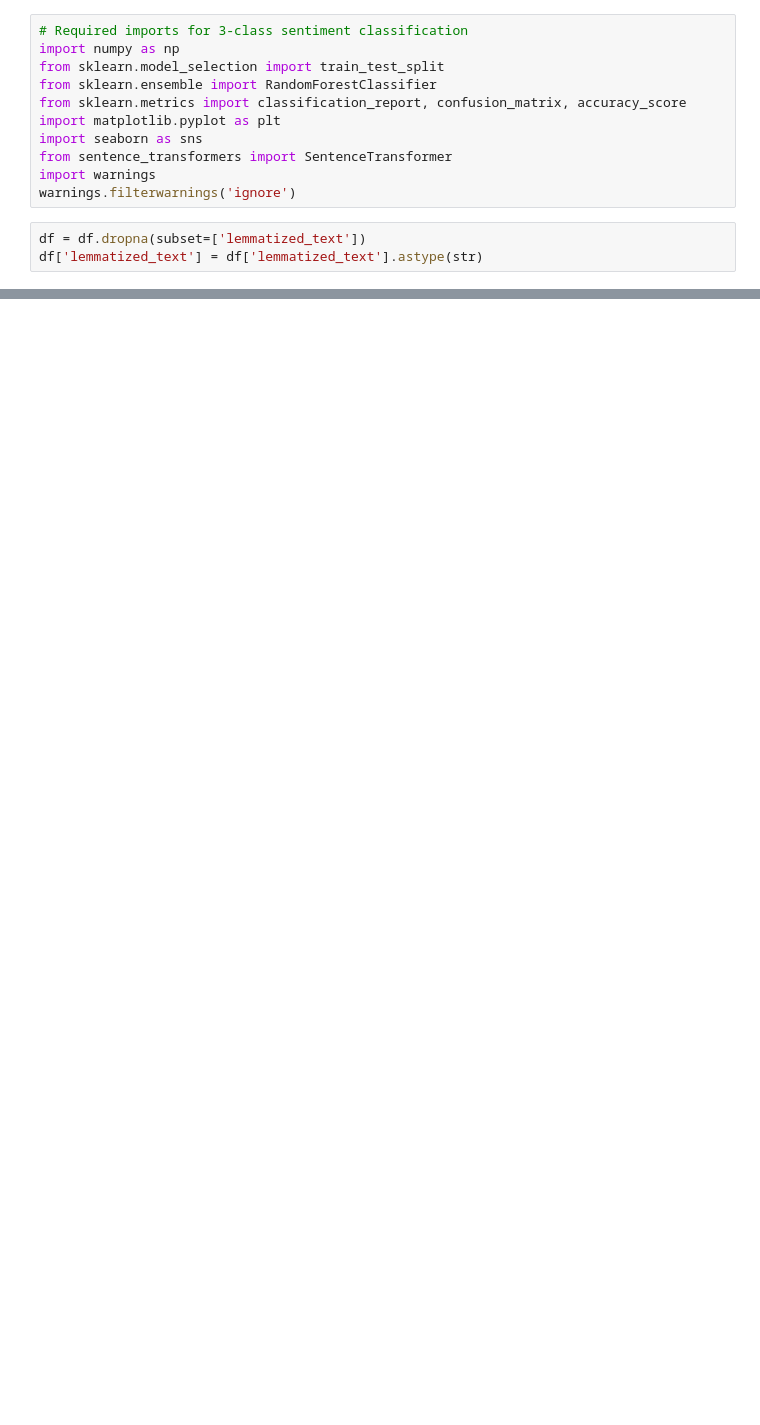
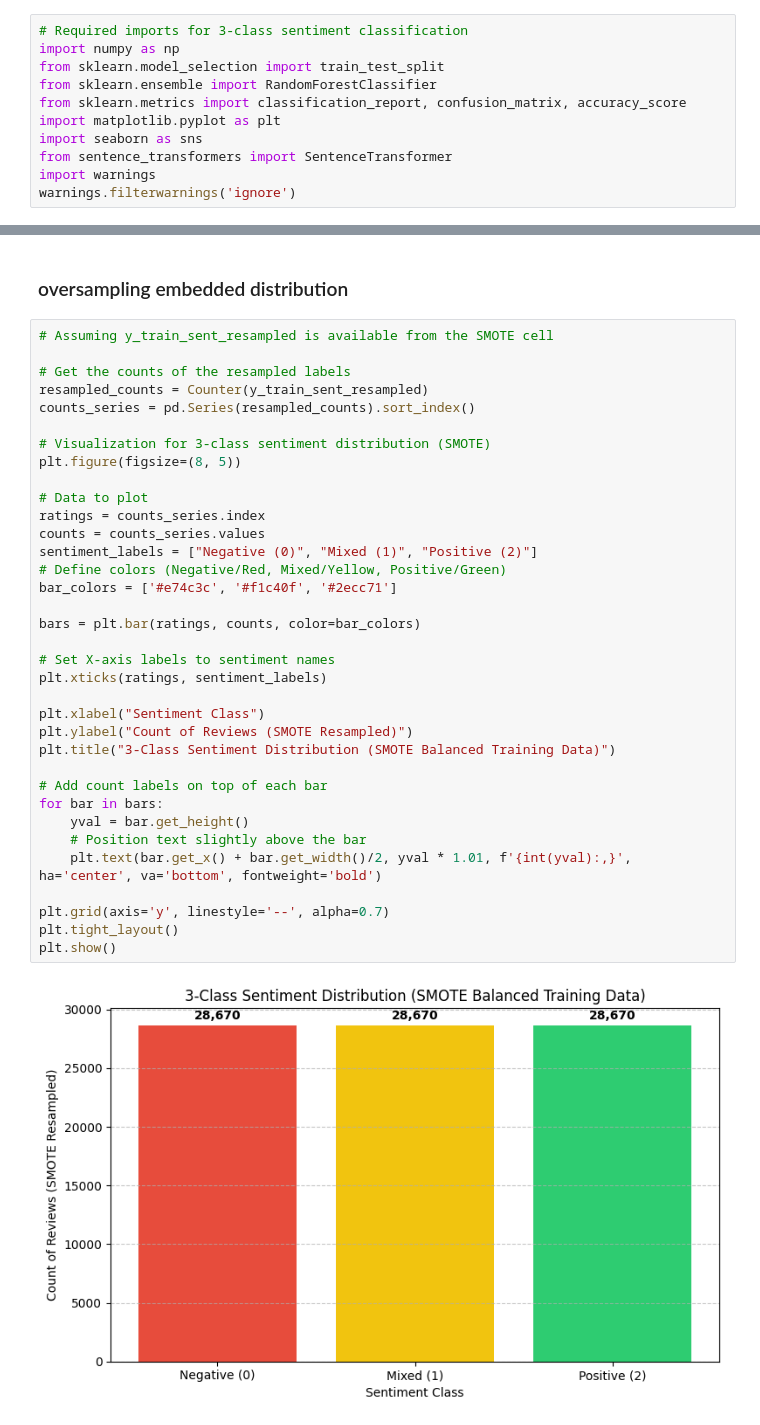
Before and after one commit to Pontakorn-Wich/Mini_project, a Jupyter notebook: Sentiment_Clasification/Classification.ipynb, the cells around one changed output, grey strips where cells are left out. Drawn from its saved outputs; the diff is of its cells as text; blank space fills up the shorter version.

```diff
--- a/Sentiment_Clasification/Classification.ipynb
+++ b/Sentiment_Clasification/Classification.ipynb
@@ -110,6 +153,3 @@ import seaborn as sns
 from sentence_transformers import SentenceTransformer
 import warnings
 warnings.filterwarnings('ignore')
-# %%
-df = df.dropna(subset=['lemmatized_text'])
-df['lemmatized_text'] = df['lemmatized_text'].astype(str)
@@ -115,0 +269,39 @@ df['lemmatized_text'] = df['lemmatized_text'].astype(str)
+# %% [markdown]
+### oversampling embedded distribution
+# %%
+# Assuming y_train_sent_resampled is available from the SMOTE cell
+
+# Get the counts of the resampled labels
+resampled_counts = Counter(y_train_sent_resampled)
+counts_series = pd.Series(resampled_counts).sort_index()
+
+# Visualization for 3-class sentiment distribution (SMOTE)
+plt.figure(figsize=(8, 5))
+
+# Data to plot
+ratings = counts_series.index
+counts = counts_series.values
+sentiment_labels = ["Negative (0)", "Mixed (1)", "Positive (2)"]
+# Define colors (Negative/Red, Mixed/Yellow, Positive/Green)
+bar_colors = ['#e74c3c', '#f1c40f', '#2ecc71']
+
+bars = plt.bar(ratings, counts, color=bar_colors)
+
+# Set X-axis labels to sentiment names
+plt.xticks(ratings, sentiment_labels)
+
+plt.xlabel("Sentiment Class")
+plt.ylabel("Count of Reviews (SMOTE Resampled)")
+plt.title("3-Class Sentiment Distribution (SMOTE Balanced Training Data)")
+
+# Add count labels on top of each bar
+for bar in bars:
+    yval = bar.get_height()
+    # Position text slightly above the bar
+    plt.text(bar.get_x() + bar.get_width()/2, yval * 1.01, f'{int(yval):,}', ha='center', va='bottom', fontweight='bold')
+
+plt.grid(axis='y', linestyle='--', alpha=0.7)
+plt.tight_layout()
+plt.show()
+# %% [output]
+[figure, added]
```
Also changed, not shown: parts of 19 cells of this notebook.
